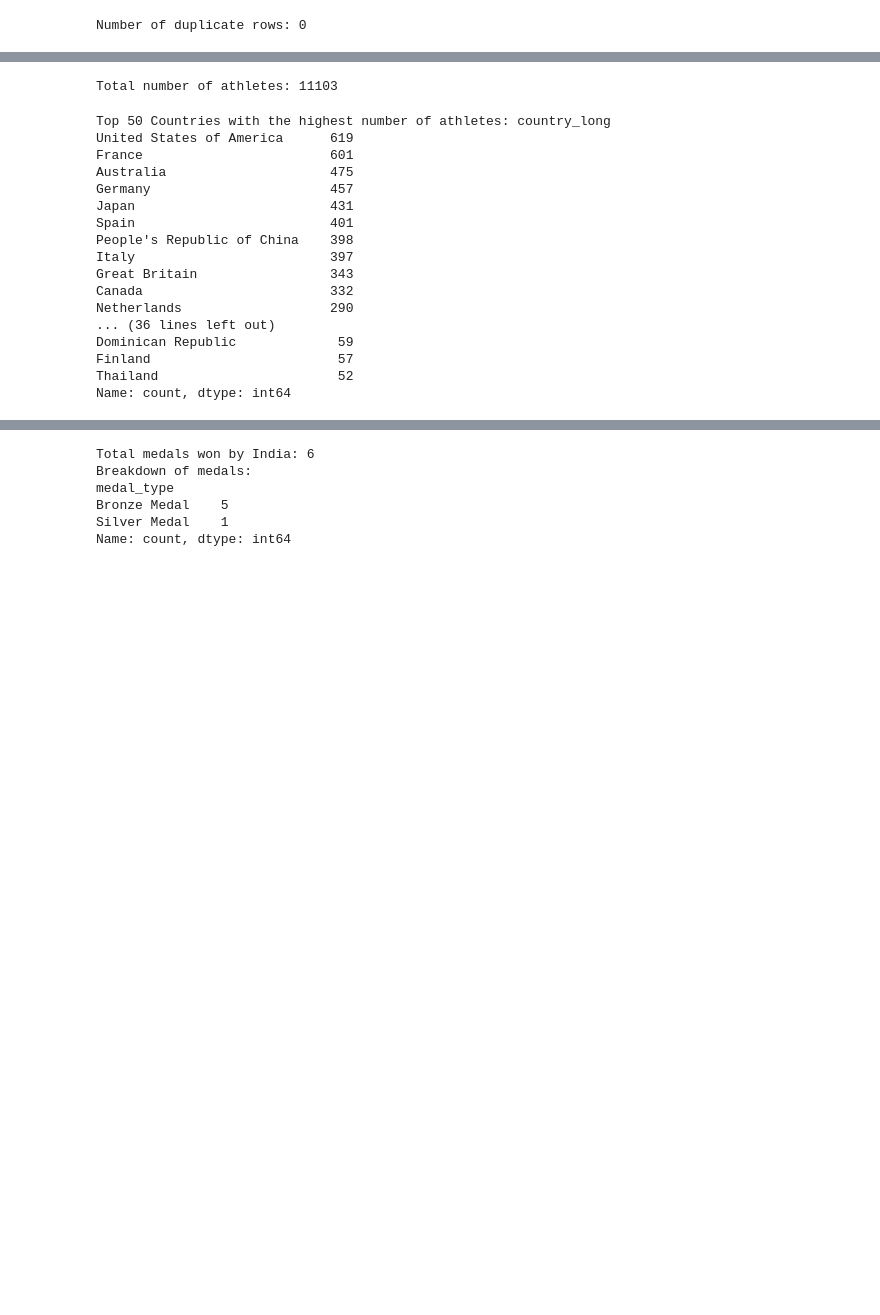
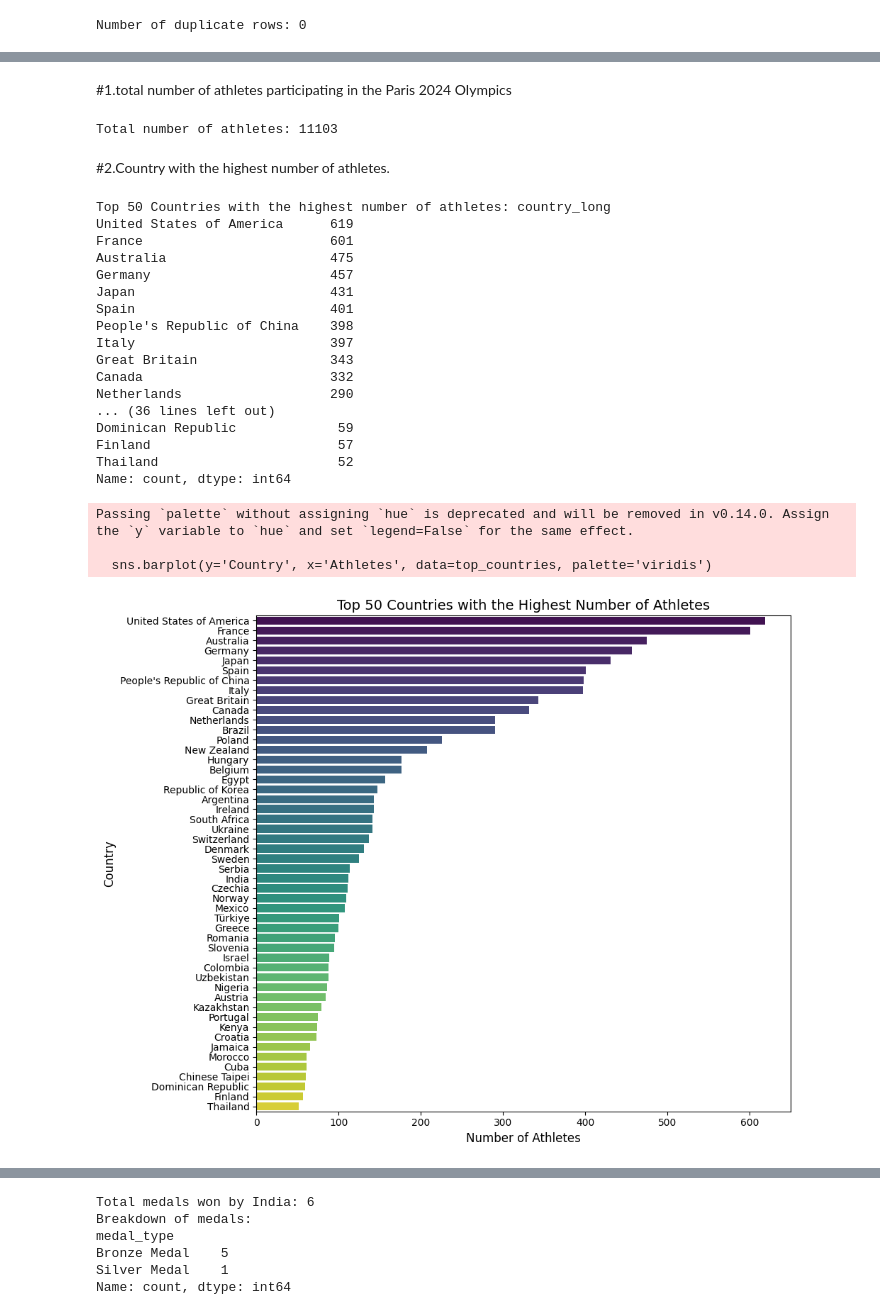
Before and after one commit to Srushti-1336/Breaking-Down-Paris-2024-Olympics, a Jupyter notebook: Breaking_Down_Paris_2024_Olympics.ipynb, the cells around one changed output, grey strips where cells are left out. Saved outputs shown, nothing was run; the diff lists cells and outputs as text; code cells hidden in the pictures; blank space fills up the shorter version.

```diff
--- a/Breaking_Down_Paris_2024_Olympics.ipynb
+++ b/Breaking_Down_Paris_2024_Olympics.ipynb
@@ -184,7 +236,7 @@ athletes_cleaned = athletes.dropna(subset=['name', 'country_long','gender','coun
 # %%
-# Drop rows in Athletes where non-critical columns have NaN values
+# clean rows in Athletes where non-critical columns have NaN values
 
-non_critical_columns = [ 'hobbies', 'occupation']
+non_critical_columns = [ 'hobbies', 'occupation','education','birth_place']
 athletes[non_critical_columns] = athletes[non_critical_columns].fillna('Unknown')
 
 # Check the shape of the cleaned dataset
@@ -203,3 +259,5 @@ Number of duplicate rows: 0
+# %% [markdown]
+#1.total number of athletes participating in the Paris 2024 Olympics
 # %%
 #1.total number of athletes participating in the Paris 2024 Olympics.
 
@@ -207,28 +265,52 @@ total_athletes = athletes['name'].unique()
 print("Total number of athletes:", len(total_athletes))
 # %% [output]
 Total number of athletes: 11103
-# %%
-#2.Country with the highest number of athletes.
-
-country_with_most_athletes = athletes['country_long'].value_counts().head(50)
-print("Top 50 Countries with the highest number of athletes:", country_with_most_athletes)
-
-#can use bar chart
-# %% [output]
-Top 50 Countries with the highest number of athletes: country_long
-United States of America      619
-France                        601
-Australia                     475
-Germany                       457
-Japan                         431
-Spain                         401
-People's Republic of China    398
-Italy                         397
-Great Britain                 343
-Canada                        332
-Netherlands                   290
-... (36 lines left out)
-Dominican Republic             59
-Finland                        57
-Thailand                       52
-Name: count, dtype: int64
+# %% [markdown]
+#2.Country with the highest number of athletes.
+# %%
+#2.Country with the highest number of athletes.
+
+country_with_most_athletes = athletes['country_long'].value_counts().head(50)
+print("Top 50 Countries with the highest number of athletes:", country_with_most_athletes)
+
+# Assuming `country_with_most_athletes` is already calculated as a Pandas Series.
+# Reset the index to create a DataFrame for plotting.
+top_countries = country_with_most_athletes.reset_index()
+top_countries.columns = ['Country', 'Athletes']
+
+# Set the figure size for better visualization.
+plt.figure(figsize=(10, 8))
+
+# Create a horizontal bar plot.
+sns.barplot(y='Country', x='Athletes', data=top_countries, palette='viridis')
+
+# Add titles and labels.
+plt.title('Top 50 Countries with the Highest Number of Athletes', fontsize=14)
+plt.xlabel('Number of Athletes', fontsize=12)
+plt.ylabel('Country', fontsize=12)
+
+# Display the plot.
+plt.tight_layout()
+plt.show()
+# %% [output]
+Top 50 Countries with the highest number of athletes: country_long
+United States of America      619
+France                        601
+Australia                     475
+Germany                       457
+Japan                         431
+Spain                         401
+People's Republic of China    398
+Italy                         397
+Great Britain                 343
+Canada                        332
+Netherlands                   290
+... (36 lines left out)
+Dominican Republic             59
+Finland                        57
+Thailand                       52
+Name: count, dtype: int64
+Passing `palette` without assigning `hue` is deprecated and will be removed in v0.14.0. Assign the `y` variable to `hue` and set `legend=False` for the same effect.
+
+  sns.barplot(y='Country', x='Athletes', data=top_countries, palette='viridis')
+[figure, added]
```
Also changed, not shown: parts of 45 cells of this notebook.
